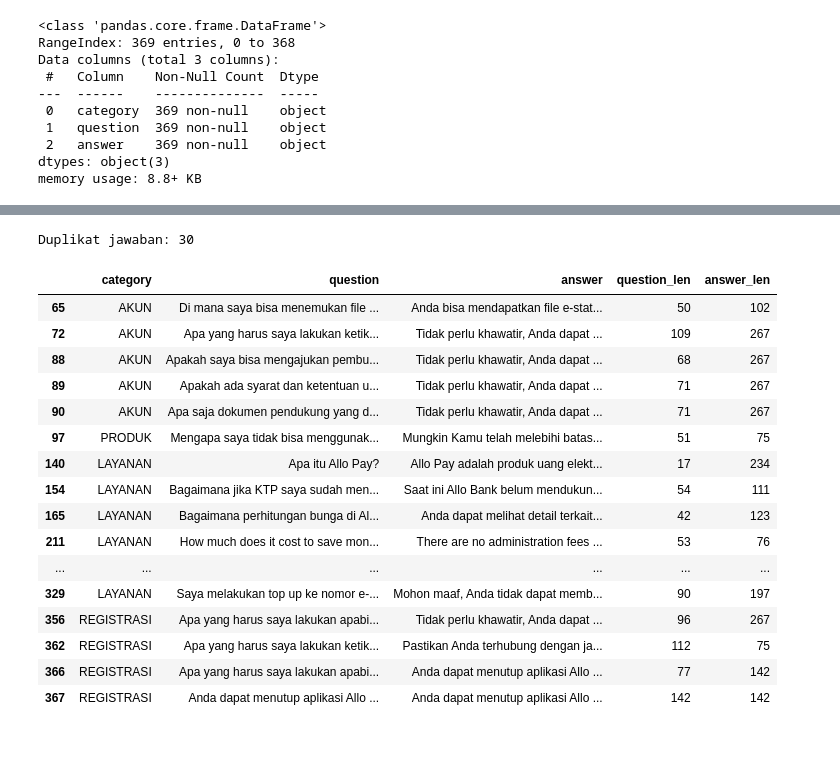
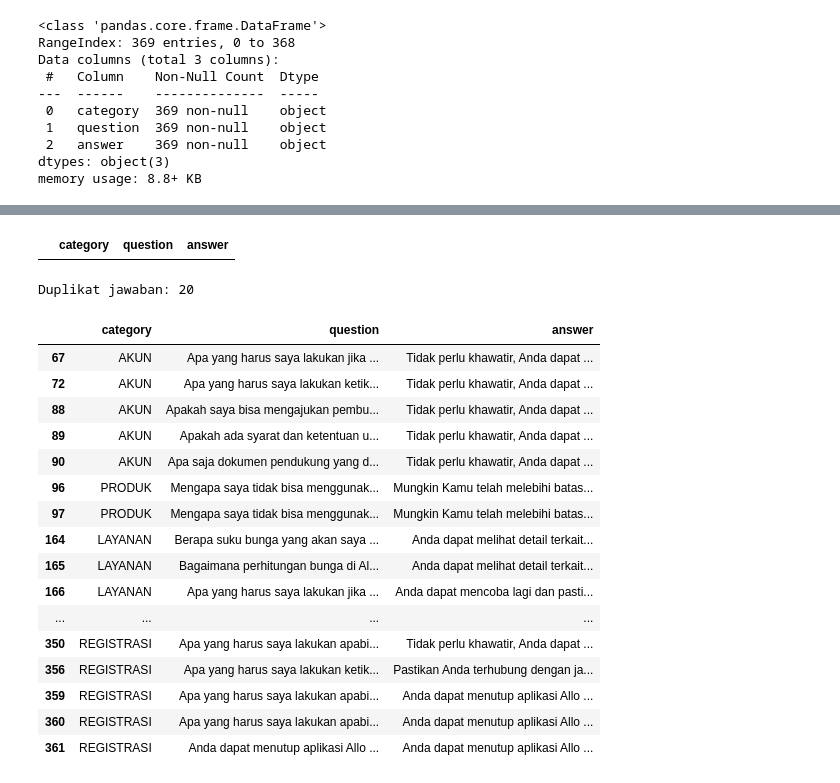
Before and after one commit to FTDS-assignment-bay/p2-final-project-area-41, a Jupyter notebook: EDA/allobank_faq_eda.ipynb, the cells around one changed output, grey strips where cells are left out. Drawn from its saved outputs; the diff is of its cells as text; code cells hidden in the pictures; blank space fills up the shorter version.

```diff
--- a/EDA/allobank_faq_eda.ipynb
+++ b/EDA/allobank_faq_eda.ipynb
@@ -58,0 +51,12 @@ df.describe()
+# %%
+# Data FAQ Language Check
+def detect_language(text):
+    try:
+        return detect(text)
+    except:
+        return None
+
+df['question_language'] = df['question'].apply(detect_language)
+df['answer_language'] = df['answer'].apply(detect_language)
+
+df_en = df[df['question_language'] == 'en'].copy()
@@ -58,0 +76,10 @@ df.describe()
+# %%
+# Drop data with english language
+## Drop Index 208, 210, 211, 213, 217, 220
+indices_to_drop = [208, 210, 211, 213, 217, 220]
+df_lang_clean = df.drop(indices_to_drop).reset_index(drop=True)
+# %%
+# Drop Language Detection Column
+col_to_drop = ['question_language', 'answer_language']
+df_lang_clean = df_lang_clean.drop(col_to_drop, axis=1)
+df_lang_clean
@@ -81,25 +127,33 @@ df[df.duplicated("question")]
+# %%
+# Drop Duplicate
+df_clean = df_lang_clean.drop_duplicates(subset=["question"])
+df_clean[df_clean.duplicated(subset=["question"], keep=False)]
+# %% [output]
+|  | category | question | answer |
 # %%
-answer_duplicates = df.duplicated(subset=["answer"]).sum()
+# Data Duplicates Check for Answer column
+answer_duplicates = df_clean.duplicated(subset=["answer"]).sum()
 print(f"Duplikat jawaban: {answer_duplicates}")
 # %% [output]
-Duplikat jawaban: 30
+Duplikat jawaban: 20
 # %%
-df[df.duplicated("answer")]
+# Show Duplicate Answer
+df_clean[df_clean.duplicated(subset=["answer"], keep=False)]
 # %% [output]
-|  | category | question | answer | question_len | answer_len |
-| 65 | AKUN | Di mana saya bisa menemukan file ... | Anda bisa mendapatkan file e-stat... | 50 | 102 |
-| 72 | AKUN | Apa yang harus saya lakukan ketik... | Tidak perlu khawatir, Anda dapat ... | 109 | 267 |
-| 88 | AKUN | Apakah saya bisa mengajukan pembu... | Tidak perlu khawatir, Anda dapat ... | 68 | 267 |
-| 89 | AKUN | Apakah ada syarat dan ketentuan u... | Tidak perlu khawatir, Anda dapat ... | 71 | 267 |
-| 90 | AKUN | Apa saja dokumen pendukung yang d... | Tidak perlu khawatir, Anda dapat ... | 71 | 267 |
-| 97 | PRODUK | Mengapa saya tidak bisa menggunak... | Mungkin Kamu telah melebihi batas... | 51 | 75 |
-| 140 | LAYANAN | Apa itu Allo Pay? | Allo Pay adalah produk uang elekt... | 17 | 234 |
-| 154 | LAYANAN | Bagaimana jika KTP saya sudah men... | Saat ini Allo Bank belum mendukun... | 54 | 111 |
-| 165 | LAYANAN | Bagaimana perhitungan bunga di Al... | Anda dapat melihat detail terkait... | 42 | 123 |
-| 211 | LAYANAN | How much does it cost to save mon... | There are no administration fees ... | 53 | 76 |
-| ... | ... | ... | ... | ... | ... |
-| 329 | LAYANAN | Saya melakukan top up ke nomor e-... | Mohon maaf, Anda tidak dapat memb... | 90 | 197 |
-| 356 | REGISTRASI | Apa yang harus saya lakukan apabi... | Tidak perlu khawatir, Anda dapat ... | 96 | 267 |
-| 362 | REGISTRASI | Apa yang harus saya lakukan ketik... | Pastikan Anda terhubung dengan ja... | 112 | 75 |
-| 366 | REGISTRASI | Apa yang harus saya lakukan apabi... | Anda dapat menutup aplikasi Allo ... | 77 | 142 |
-| 367 | REGISTRASI | Anda dapat menutup aplikasi Allo ... | Anda dapat menutup aplikasi Allo ... | 142 | 142 |
+|  | category | question | answer |
+| 67 | AKUN | Apa yang harus saya lakukan jika ... | Tidak perlu khawatir, Anda dapat ... |
+| 72 | AKUN | Apa yang harus saya lakukan ketik... | Tidak perlu khawatir, Anda dapat ... |
+| 88 | AKUN | Apakah saya bisa mengajukan pembu... | Tidak perlu khawatir, Anda dapat ... |
+| 89 | AKUN | Apakah ada syarat dan ketentuan u... | Tidak perlu khawatir, Anda dapat ... |
+| 90 | AKUN | Apa saja dokumen pendukung yang d... | Tidak perlu khawatir, Anda dapat ... |
+| 96 | PRODUK | Mengapa saya tidak bisa menggunak... | Mungkin Kamu telah melebihi batas... |
+| 97 | PRODUK | Mengapa saya tidak bisa menggunak... | Mungkin Kamu telah melebihi batas... |
+| 164 | LAYANAN | Berapa suku bunga yang akan saya ... | Anda dapat melihat detail terkait... |
+| 165 | LAYANAN | Bagaimana perhitungan bunga di Al... | Anda dapat melihat detail terkait... |
+| 166 | LAYANAN | Apa yang harus saya lakukan jika ... | Anda dapat mencoba lagi dan pasti... |
+| ... | ... | ... | ... |
+| 350 | REGISTRASI | Apa yang harus saya lakukan apabi... | Tidak perlu khawatir, Anda dapat ... |
+| 356 | REGISTRASI | Apa yang harus saya lakukan ketik... | Pastikan Anda terhubung dengan ja... |
+| 359 | REGISTRASI | Apa yang harus saya lakukan apabi... | Anda dapat menutup aplikasi Allo ... |
+| 360 | REGISTRASI | Apa yang harus saya lakukan apabi... | Anda dapat menutup aplikasi Allo ... |
+| 361 | REGISTRASI | Anda dapat menutup aplikasi Allo ... | Anda dapat menutup aplikasi Allo ... |
```
Also changed, not shown: parts of 13 cells of this notebook.
